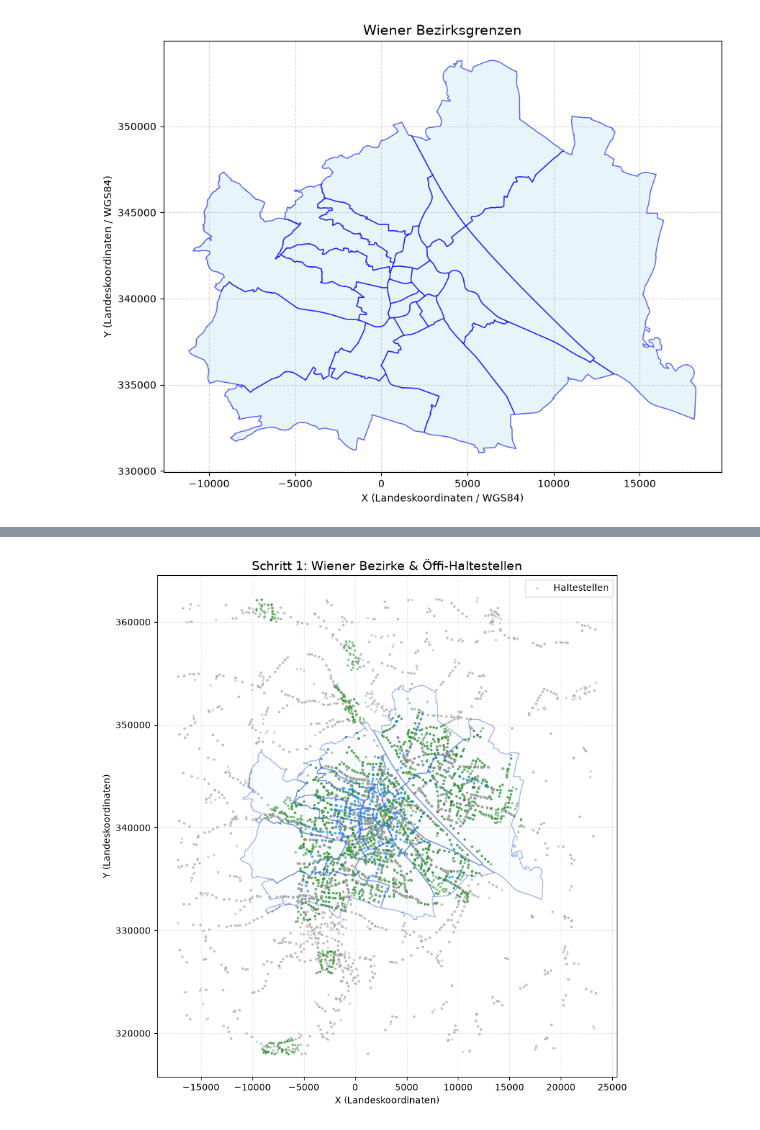
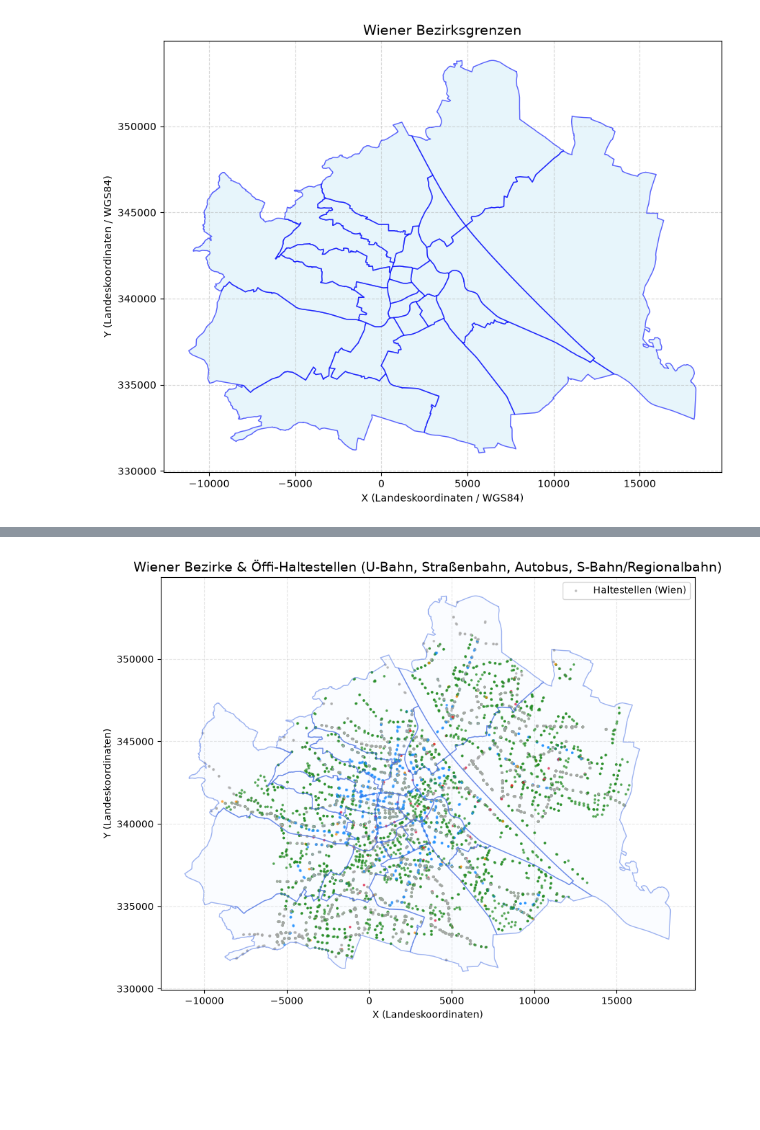
Before and after one commit to Koalabot95/BigDataProjekt, a Jupyter notebook: notebooks/data_source_layer.ipynb, the cells around one changed output, grey strips where cells are left out. Saved outputs shown, nothing was run; the diff lists cells and outputs as text; code cells hidden in the pictures; blank space fills up the shorter version.

Commit message:
new version of visualization

```diff
--- a/notebooks/data_source_layer.ipynb
+++ b/notebooks/data_source_layer.ipynb
@@ -378,32 +379,34 @@ if stops_file.exists() and vienna_poly is not None:
     color_map = {
         4: "#DC143C", # U-Bahn
         1: "#1E90FF", # Straßenbahn
         2: "#228B22", # Autobus
+        5: "#FF8C00",  # S-Bahn
+        6: "#8A2BE2"  # Badner Bahn
     }
 
     for f in stops:
         props = f["properties"]
         geom = f["geometry"]
         if geom and geom["type"] == "Point":
             lon, lat = geom["coordinates"]
             x_proj, y_proj = transformer.transform(lon, lat)
             point = Point(x_proj, y_proj)
 
             # ✨ Nur behalten, wenn der Punkt innerhalb von Wien liegt!
             if vienna_poly.contains(point):
                 lt = props.get("LTYP")
                 stop_x.append(x_proj)
                 stop_y.append(y_proj)
                 stop_colors.append(color_map.get(lt, "#A9A9A9"))
 
     ax.scatter(stop_x, stop_y, c=stop_colors, s=3, alpha=0.6, label="Haltestellen (Wien)")
 
-ax.set_title("Schritt 1: Wiener Bezirke & Öffi-Haltestellen (Nur Stadtgebiet)", fontsize=14)
+ax.set_title("Wiener Bezirke & Öffi-Haltestellen (U-Bahn, Straßenbahn, Autobus, S-Bahn/Regionalbahn)", fontsize=14)
 ax.set_xlabel("X (Landeskoordinaten)")
 ax.set_ylabel("Y (Landeskoordinaten)")
 ax.set_aspect("equal")
 ax.legend(loc="upper right")
 plt.grid(True, linestyle="--", alpha=0.3)
 plt.show()
 # %% [output]
-[figure, old version]
+[figure, new version]
```
Also changed, not shown: parts of 2 cells of this notebook.
